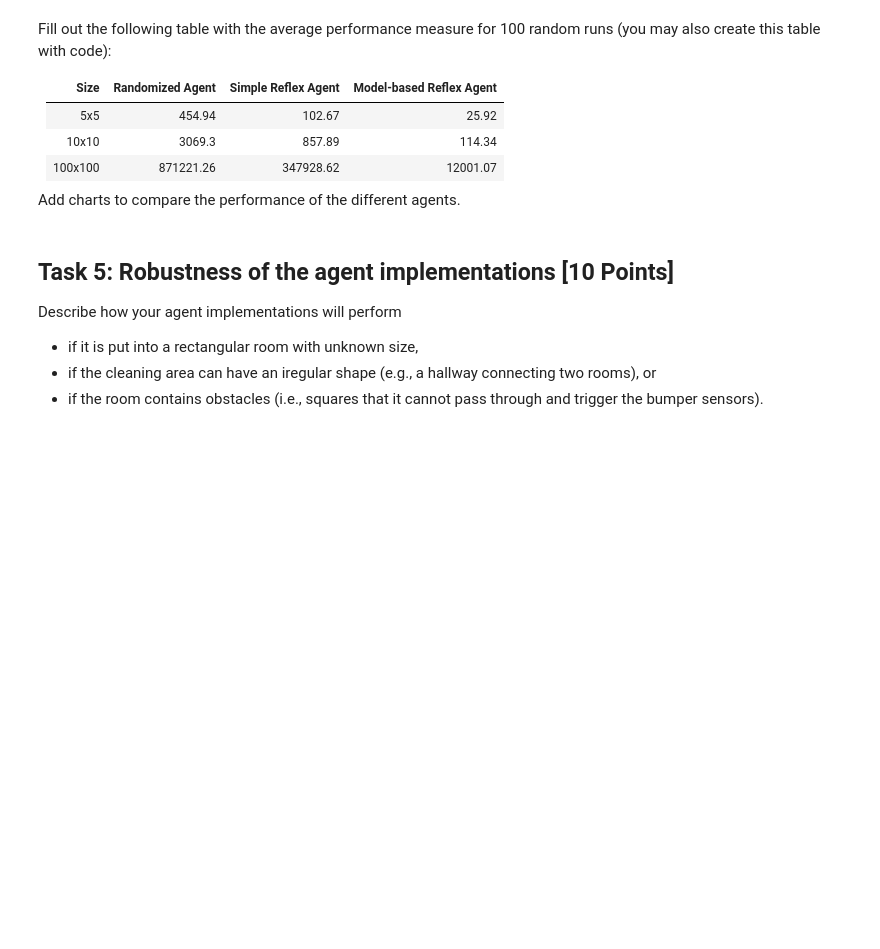
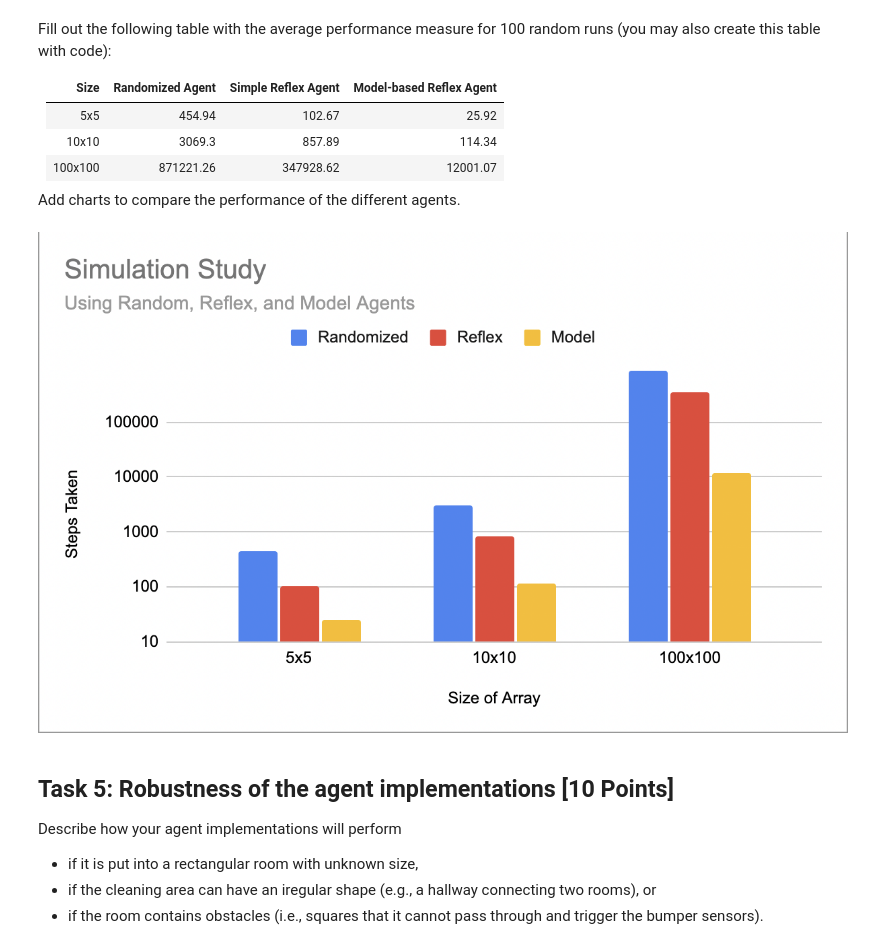
Before and after one commit to WillStrickland13/CS7320-AI, a Jupyter notebook: Agents/robot_vacuum.ipynb, the cells around one changed output. Cells and saved outputs as stored; diff of their text form; code cells hidden in the pictures; blank space fills up the shorter version.

Commit message:
Added graph

```diff
--- a/Agents/robot_vacuum.ipynb
+++ b/Agents/robot_vacuum.ipynb
@@ -422,6 +422,10 @@ Fill out the following table with the average performance measure for 100 random
 Add charts to compare the performance of the different agents.
 # %%
 # Your graphs and discussion of the results goes here
+from IPython import display
+display.Image("./Chart.png")
+# %% [output]
+[figure, added]
 # %% [markdown]
 ## Task 5: Robustness of the agent implementations [10 Points]
 
```
Also changed, not shown: 1 other file.
